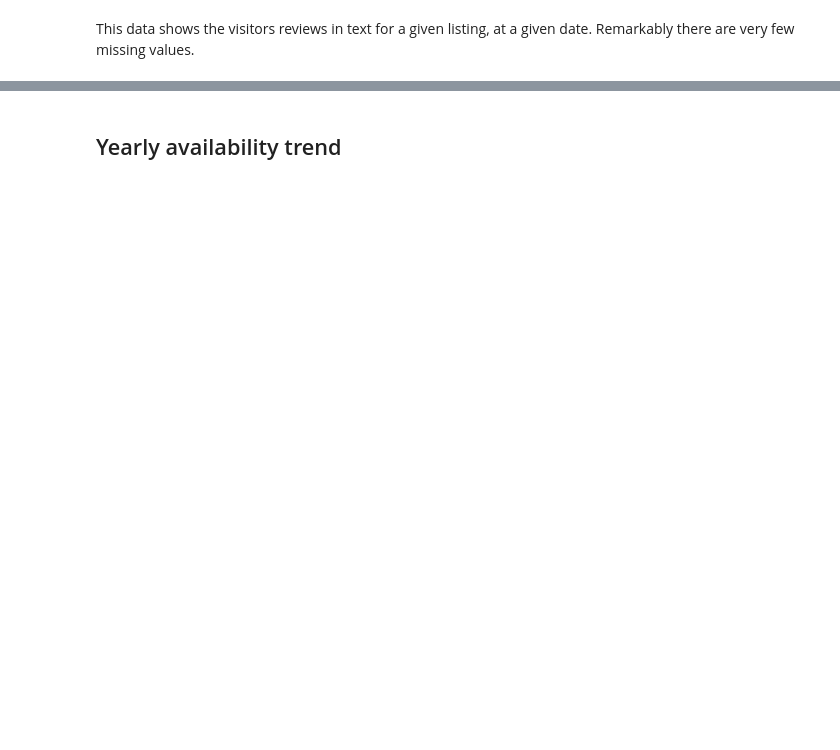
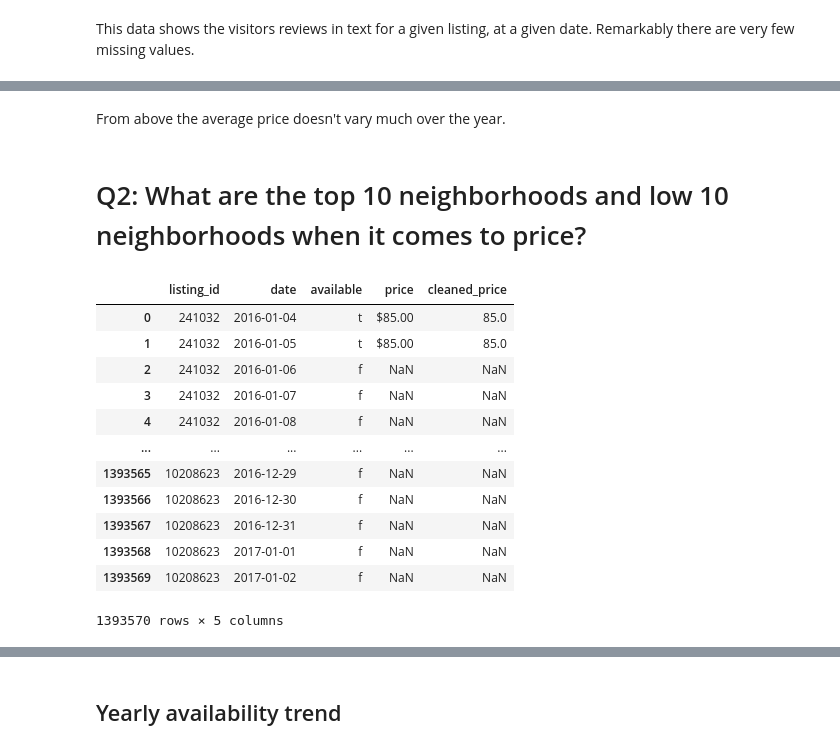
Before and after one commit to jiekebo/udacity_data_science_blog_post, a Jupyter notebook: notebook/Seattle Airbnb Data Analysis.ipynb, the cells around one changed output, grey strips where cells are left out. Cells and saved outputs as stored; diff of their text form; code cells hidden in the pictures; blank space fills up the shorter version.

```diff
--- a/notebook/Seattle Airbnb Data Analysis.ipynb
+++ b/notebook/Seattle Airbnb Data Analysis.ipynb
@@ -88,3 +98,5 @@ calendar['cleaned_price'] = calendar['price'].str.replace('[$,]','').astype('flo
+# %%
+calendar_clean = clean_calendar(calendar)
 # %% [markdown]
 ## Listings data
 # %%
@@ -197,0 +236,20 @@ This data shows the visitors reviews in text for a given listing, at a given dat
+# %% [markdown]
+From above the average price doesn't vary much over the year.
+# %% [markdown]
+# Q2: What are the top 10 neighborhoods and low 10 neighborhoods when it comes to price?
+# %%
+calendar_clean
+# %% [output]
+|  | listing_id | date | available | price | cleaned_price |
+| 0 | 241032 | 2016-01-04 | t | $85.00 | 85.0 |
+| 1 | 241032 | 2016-01-05 | t | $85.00 | 85.0 |
+| 2 | 241032 | 2016-01-06 | f | NaN | NaN |
+| 3 | 241032 | 2016-01-07 | f | NaN | NaN |
+| 4 | 241032 | 2016-01-08 | f | NaN | NaN |
+| ... | ... | ... | ... | ... | ... |
+| 1393565 | 10208623 | 2016-12-29 | f | NaN | NaN |
+| 1393566 | 10208623 | 2016-12-30 | f | NaN | NaN |
+| 1393567 | 10208623 | 2016-12-31 | f | NaN | NaN |
+| 1393568 | 10208623 | 2017-01-01 | f | NaN | NaN |
+| 1393569 | 10208623 | 2017-01-02 | f | NaN | NaN |
+1393570 rows × 5 columns
```
Also changed, not shown: parts of 29 cells of this notebook.
